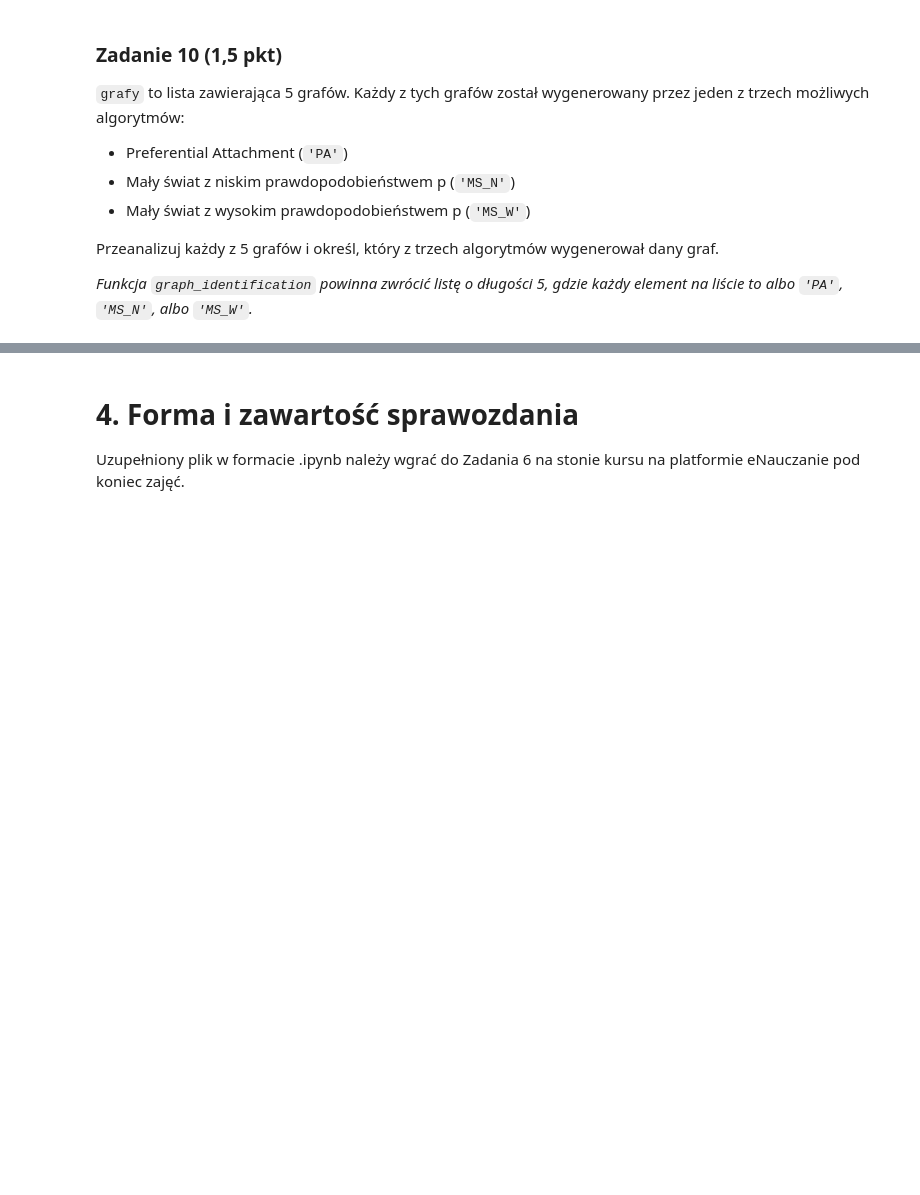
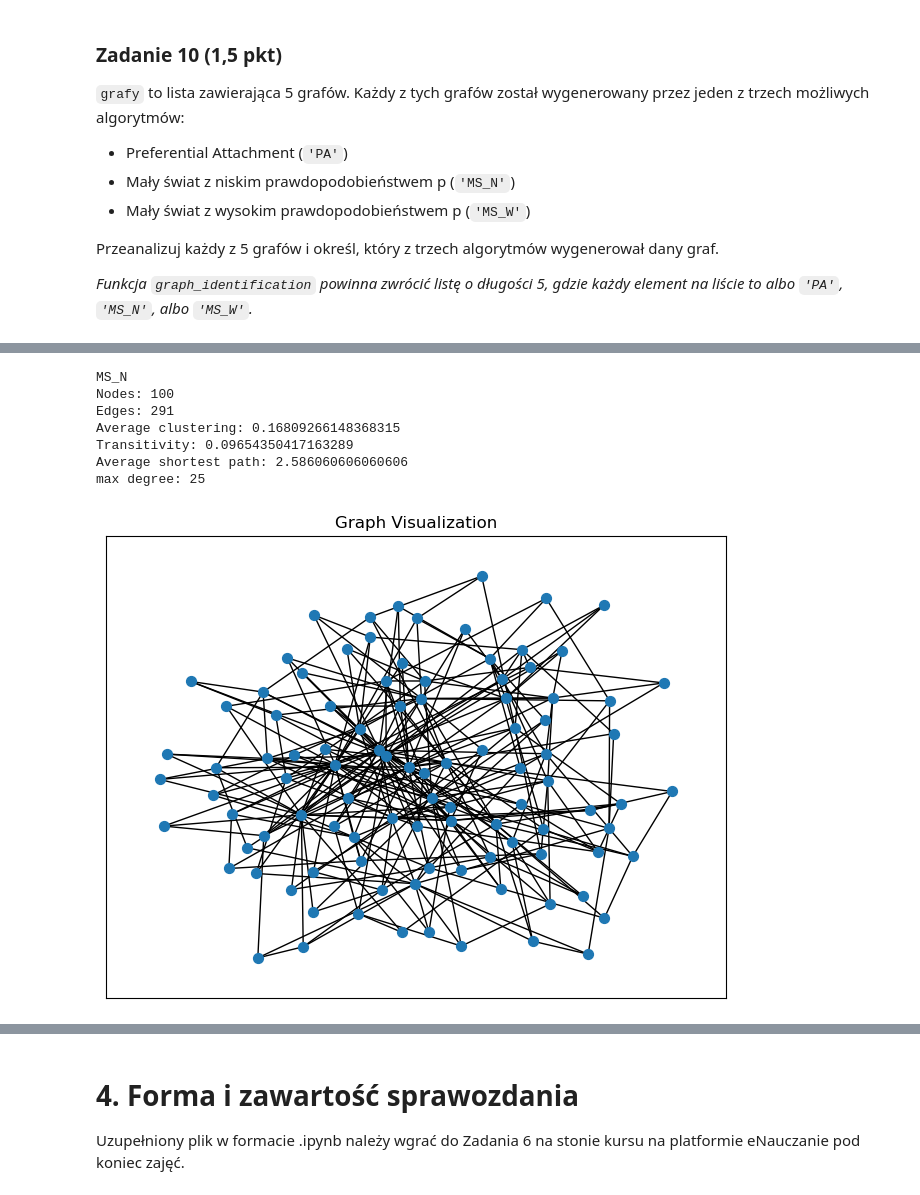
Before and after one commit to igorjoz/OWiSR_Lab6_2026_grB, a Jupyter notebook: OWiSR_L6_2026_grB.ipynb, the cells around one changed output, grey strips where cells are left out. Cells and saved outputs as stored; diff of their text form; code cells hidden in the pictures; blank space fills up the shorter version.

```diff
--- a/OWiSR_L6_2026_grB.ipynb
+++ b/OWiSR_L6_2026_grB.ipynb
@@ -783,0 +885,12 @@ graph_identification()
+# %%
+print(graph_types[3])
+print_graph_info(grafy[3])
+# %% [output]
+MS_N
+Nodes: 100
+Edges: 291
+Average clustering: 0.16809266148368315
+Transitivity: 0.09654350417163289
+Average shortest path: 2.586060606060606
+max degree: 25
+[figure, added]
```
Also changed, not shown: parts of 10 cells of this notebook.
